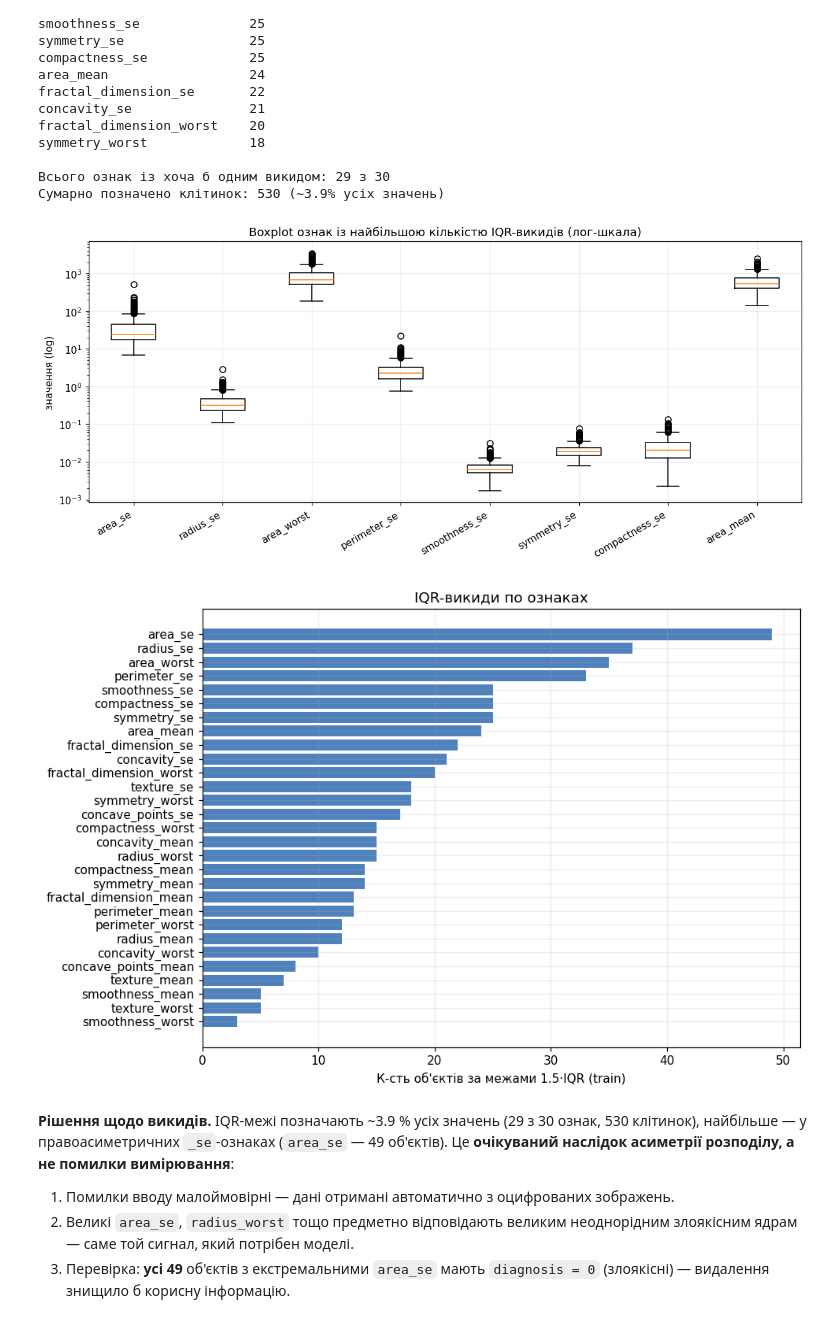
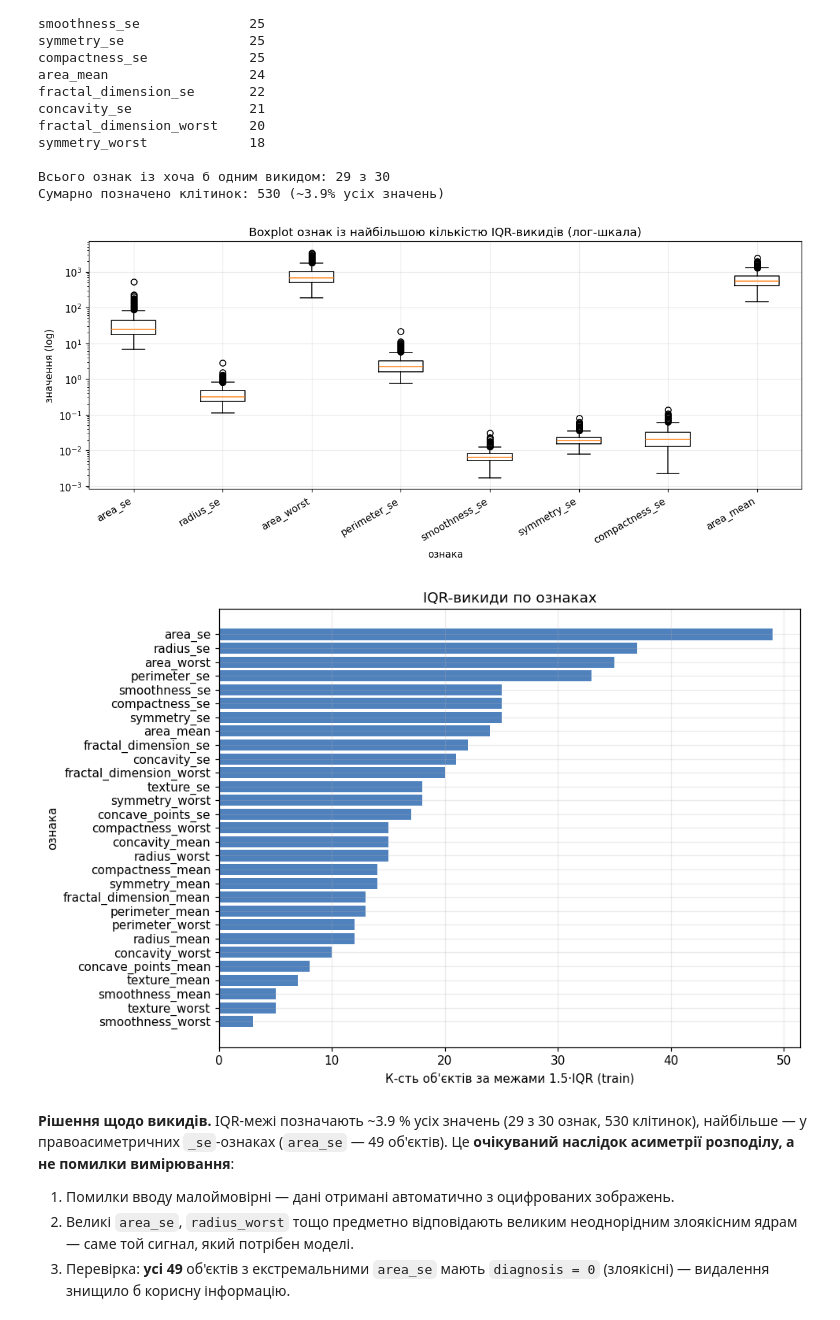
Before and after one commit to solomiiakovalchuk/machineLearning, a Jupyter notebook: practical01/notebook/practical01.ipynb, the cells around one changed output. Cells and saved outputs as stored; diff of their text form; code cells hidden in the pictures.

```diff
--- a/practical01/notebook/practical01.ipynb
+++ b/practical01/notebook/practical01.ipynb
@@ -336,22 +337,24 @@ symmetry_worst             18
 # %%
 top_out = out_counts.head(8).index.tolist()
 fig, ax = plt.subplots(figsize=(11, 5))
 ax.boxplot([train[c] for c in top_out], tick_labels=top_out)
 ax.set_yscale("log")
 ax.set_title("Boxplot ознак із найбільшою кількістю IQR-викидів (лог-шкала)")
+ax.set_xlabel("ознака")
 ax.set_ylabel("значення (log)")
 plt.xticks(rotation=30, ha="right")
 fig.tight_layout(); fig.savefig(FIG / "03_boxplots_outliers.png"); plt.show()
 
 fig, ax = plt.subplots(figsize=(9, 6))
 o = out_counts[out_counts > 0].sort_values()
 ax.barh(o.index, o.values, color="#4f81bd")
 ax.set_xlabel("К-сть об'єктів за межами 1.5·IQR (train)")
+ax.set_ylabel("ознака")
 ax.set_title("IQR-викиди по ознаках")
 fig.tight_layout(); fig.savefig(FIG / "04_iqr_outlier_counts.png"); plt.show()
 # %% [output]
-[figure, old version]
+[figure, new version]
-[figure, old version]
+[figure, new version]
 # %% [markdown]
 **Рішення щодо викидів.** IQR-межі позначають ~3.9 % усіх значень (29 з 30 ознак,
 530 клітинок), найбільше — у правоасиметричних `_se`-ознаках (`area_se` — 49
```
Also changed, not shown: parts of 2 cells of this notebook, 4 other files.
